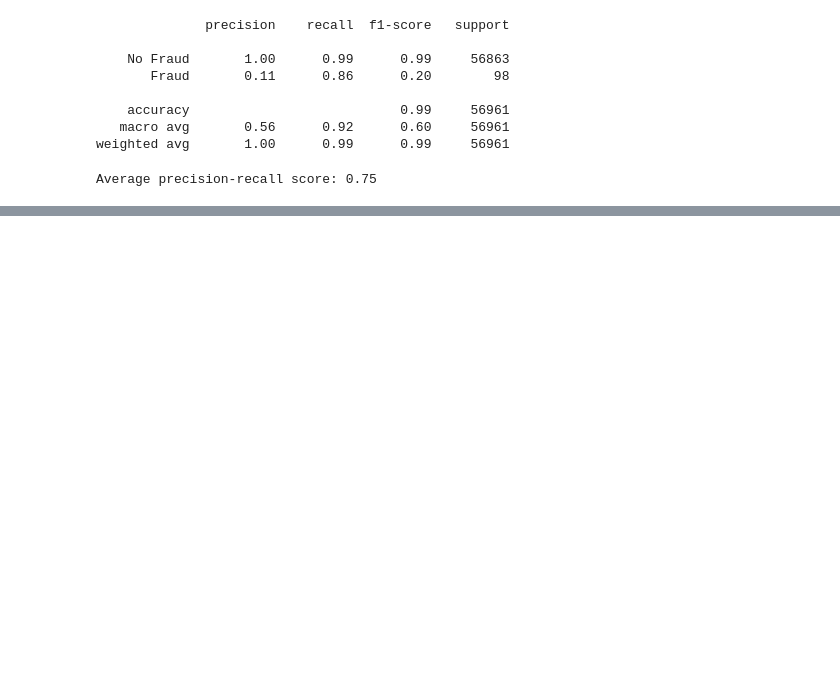
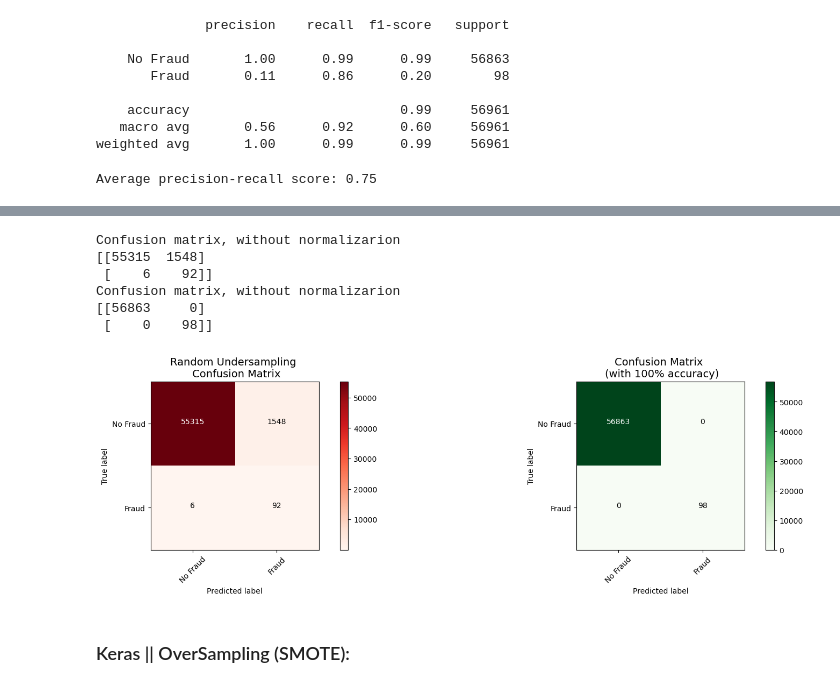
Before and after one commit to adam04-D/Credit-Card-Fraud-Detection, a Jupyter notebook: credit.ipynb, the cells around one changed output, grey strips where cells are left out. Saved outputs shown, nothing was run; the diff lists cells and outputs as text; code cells hidden in the pictures; blank space fills up the shorter version.

```diff
--- a/credit.ipynb
+++ b/credit.ipynb
@@ -937,0 +1102,54 @@ Fitting oversample data took :2.481630325317383 sec
+# %%
+import itertools
+
+def plot_confusion_matrix(cm, classes, normalize=False, title='confusion_matrix', cmap=plt.cm.Blues):
+    if normalize:
+        cm=cm.astype('float') / cm.sum(axis=1)[:, np.newaxis]
+        print('Normalized confusion matrix')
+    else:
+        print('Confusion matrix, without normalizarion')
+    print(cm)
+
+    plt.imshow(cm, interpolation='nearest', cmap=cmap)
+    plt.title(title, fontsize=14)
+    plt.colorbar()
+    tick_marks=np.arange(len(classes))
+    plt.xticks(tick_marks, classes, rotation=45)
+    plt.yticks(tick_marks, classes)
+
+    fmt= '.2f' if normalize else 'd'
+    tresh =cm.max() / 2.
+    for i,j in itertools.product(range(cm.shape[0]), range(cm.shape[1])):
+        plt.text(j, i , format(cm[i, j], fmt), horizontalalignment="center", color="white" if cm[i, j]> tresh else "black")
+        plt.tight_layout()
+        plt.ylabel('True label')
+        plt.xlabel('Predicted label')
+# %%
+# Convert predictions to binary format if they are one-hot encoded
+if len(undersample_fraud_predictions.shape) > 1 and undersample_fraud_predictions.shape[1] > 1:
+    undersample_fraud_predictions = undersample_fraud_predictions.argmax(axis=1)
+
+# Ensure original_ytest is also in binary format
+if len(original_ytest.shape) > 1 and original_ytest.shape[1] > 1:
+    original_ytest = original_ytest.argmax(axis=1)
+# %%
+undersample_cm= confusion_matrix(original_ytest, undersample_fraud_predictions)
+actual_cm= confusion_matrix(original_ytest, original_ytest)
+labels=['No Fraud', 'Fraud']
+
+fig=plt.figure(figsize=(16,8))
+fig.add_subplot(221)
+plot_confusion_matrix(undersample_cm, labels, title='Random Undersampling \n Confusion Matrix', cmap=plt.cm.Reds)
+
+fig.add_subplot(222)
+plot_confusion_matrix(actual_cm, labels, title="Confusion Matrix \n (with 100% accuracy)", cmap=plt.cm.Greens)
+# %% [output]
+Confusion matrix, without normalizarion
+[[55315  1548]
+ [    6    92]]
+Confusion matrix, without normalizarion
+[[56863     0]
+ [    0    98]]
+[figure, added]
+# %% [markdown]
+### Keras || OverSampling (SMOTE):
```
Also changed, not shown: parts of 39 cells of this notebook.
